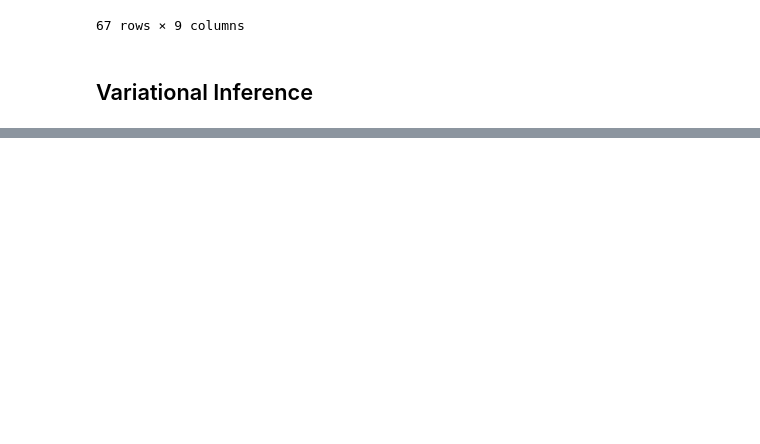
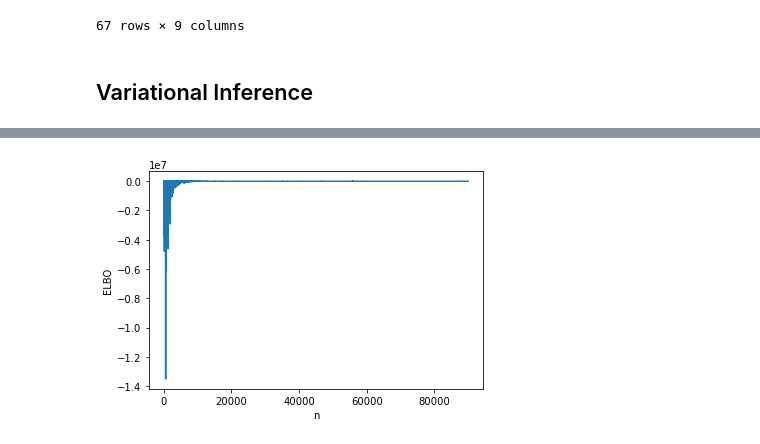
Before and after one commit to willtenpas/DS6040, a Jupyter notebook: Bayes Project.ipynb, the cells around one changed output, grey strips where cells are left out. Saved outputs shown, nothing was run; the diff lists cells and outputs as text; code cells hidden in the pictures; blank space fills up the shorter version.

Commit message:
updated with ADVI and SVGD

```diff
--- a/Bayes Project.ipynb
+++ b/Bayes Project.ipynb
@@ -442,0 +469,10 @@ az.summary(prelim_results)
+# %%
+X = dummies_2
+k=X.shape[1]
+n=X.shape[0]
+print(k)
+print(n)
+Ones = np.ones(n).reshape((n,1))
+X = np.concatenate((Ones, X), axis = 1) #this is for the intercept
+print(X.shape)
+print(X)
@@ -443,14 +490,21 @@ az.summary(prelim_results)
+# %%
+response = pd.read_csv('./student_math_clean.csv')
+response = response['final_grade']
+response_mean = response.mean()
+response_std = response.std()
+response = response-response_mean/response_std
 # %%
+import math
 with pm.Model() as grade_model:
     # Beta coefficients for predictor variables & priors
-    β = pm.MvNormal('β', mu=np.zeros(k+1), cov=2*np.eye(k+1), shape=k+1)
+    β = pm.StudentT('β', nu=3, mu=0, lam=1, shape=k+1)
 
     # Calculate the linear combination
     μ = pm.math.dot(X, β)
 
     # Define the likelihood (normal distribution)
-    sigma = pm.Exponential('sigma', 1)  # Scale parameter for the normal distribution
-    y_hat = pm.Normal('y_hat', mu=μ, sigma=sigma, observed=alg_resp)
+    sigma = pm.HalfNormal('sigma', sigma=1)
+    y_hat = pm.Normal('y_hat', mu=μ, sigma=sigma, observed=response)
 
-g = pm.model_to_graphviz(algae_model)
+g = pm.model_to_graphviz(grade_model)
 g.render()
@@ -456,0 +515,4 @@ g.render()
+# %%
+with grade_model:
+    # Variational fit with ADVI optimization
+    advi_fit = pm.fit(90000, method='advi', random_seed = 123)
@@ -456,0 +522,8 @@ g.render()
+# %%
+advi_elbo = pd.DataFrame(
+    {'ELBO': -advi_fit.hist,
+     'n': np.arange(advi_fit.hist.shape[0])})
+
+_ = sns.lineplot(y='ELBO', x='n', data=advi_elbo)
+# %% [output]
+[figure, added]
```
Also changed, not shown: parts of 18 cells of this notebook, 2 other files.
